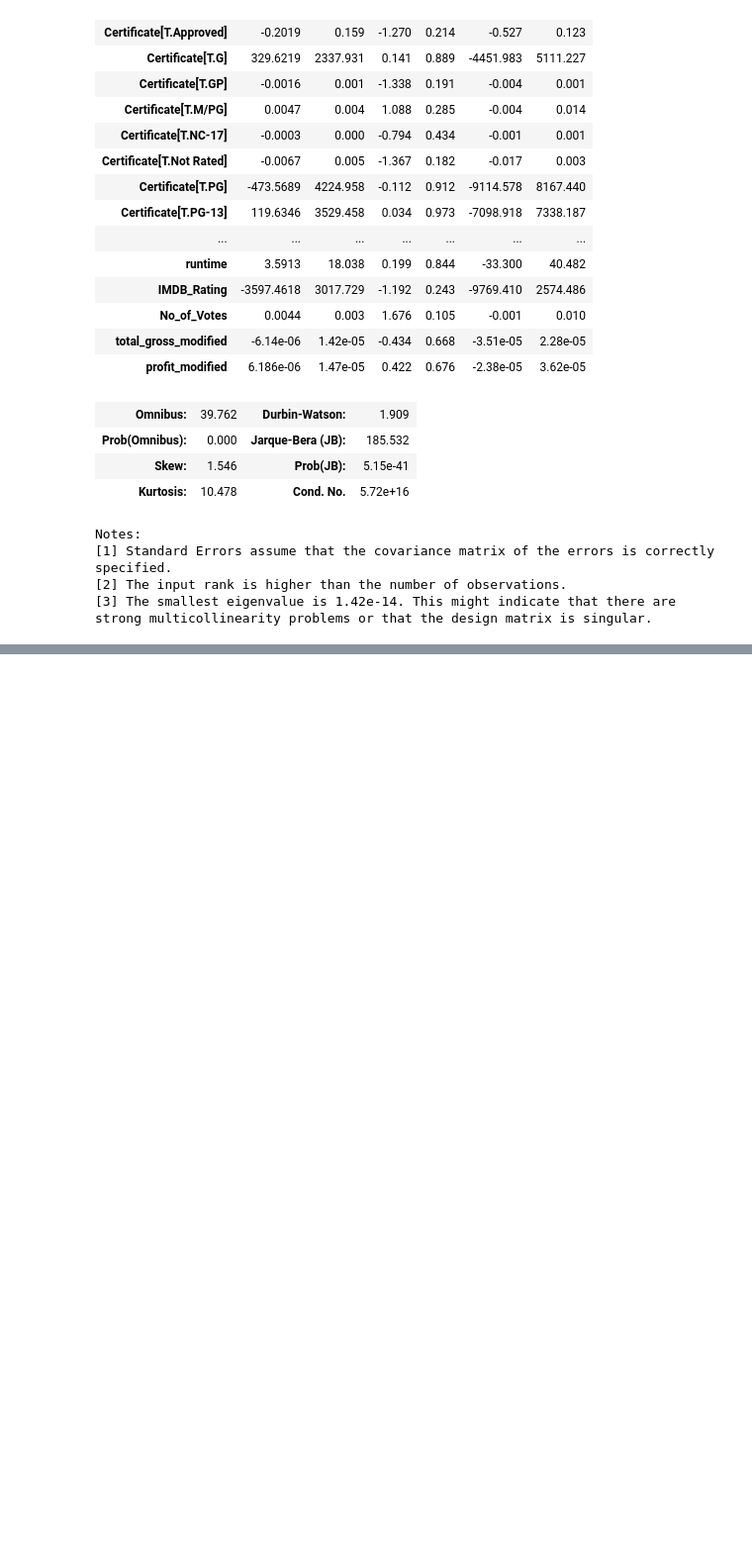
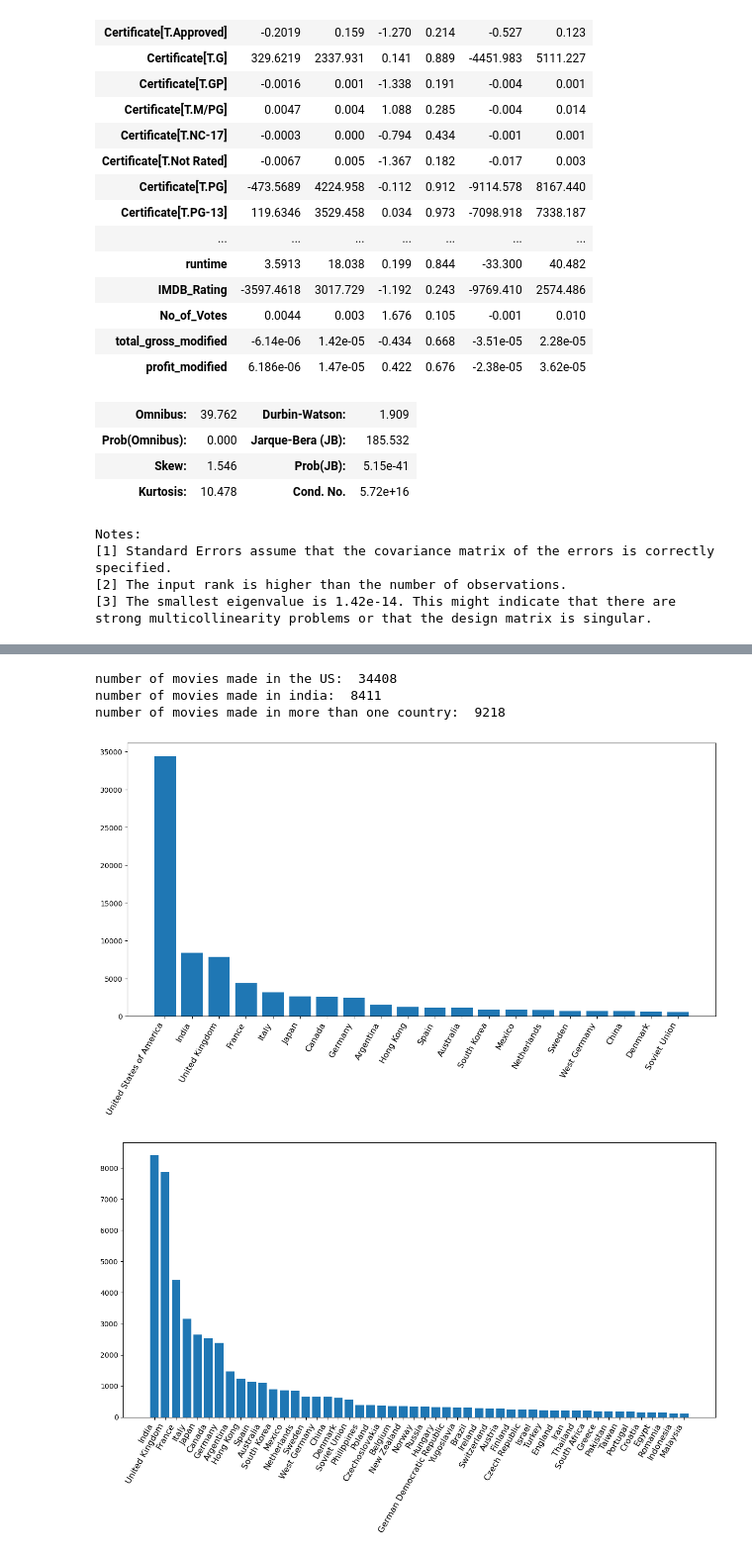
Before and after one commit to epfl-ada/ada-2022-project-theadaholics, a Jupyter notebook: main.ipynb, the cells around one changed output, grey strips where cells are left out. Shown at 99% size. Saved outputs shown, nothing was run; the diff lists cells and outputs as text; code cells hidden in the pictures; blank space fills up the shorter version.

```diff
--- a/main.ipynb
+++ b/main.ipynb
@@ -1277,0 +1276,14 @@ strong multicollinearity problems or that the design matrix is singular.
+# %%
+# sort by country
+import json
+movies_header = ['wikipedia_id', 'freebase_id', 'name', 'release_date', 'box_office_revenue', 'runtime', 'languages', 'countries', 'genres']
+movies = pd.read_csv('data/movie.metadata.tsv', sep='\t', header=None, names=movies_header)
+data = pd.read_csv('data/movie.metadata.tsv', sep='\t', header=None, names=movies_header)
+movies.head(5)
+print(movies.shape)
+# movies=movies['countries'].apply(lambda row: len((eval(row).values())))
+movies=movies['countries'].apply(lambda row: (eval(row).values()))
+movies= pd.DataFrame(movies,columns=['countries'])
+# movies['countries'].apply(len)
+# movies.describe()
+movies.head()
@@ -1277,0 +1298,45 @@ strong multicollinearity problems or that the design matrix is singular.
+# %%
+
+
+# movies=movies['countries'].apply(lambda row: (eval(row).values()))
+# movies= pd.DataFrame(movies,columns=['countries'])
+exploded=pd.DataFrame([[c] for C in movies['countries'] for c in C],columns=['countries'])
+len(exploded['countries'].unique())
+count=exploded['countries'].value_counts()
+count.to_csv('test.csv')
+# US=movies['countries'].apply(lambda lis : "United States of America" in lis and len(lis)==1)
+US=movies['countries'].apply(lambda lis : "United States of America" in lis)
+US_movies=data.loc[US]
+print('number of movies made in the US: ',US.sum())
+IN=movies['countries'].apply(lambda lis : "India" in lis)
+IN_movies=movies[IN]
+print('number of movies made in india: ',IN.sum())
+
+mult=movies['countries'].apply(lambda lis : len(lis)>1)
+print('number of movies made in more than one country: ',sum(mult))
+# %% [output]
+number of movies made in the US:  34408
+number of movies made in india:  8411
+number of movies made in more than one country:  9218
+# %%
+
+# one list with all the countries of all the movies
+exploded=pd.DataFrame([[c] for C in movies['countries'] for c in C],columns=['countries'])
+len(exploded['countries'].unique())
+count=exploded['countries'].value_counts()
+count.to_csv('handled_data/test.csv')
+# %%
+
+
+
+from matplotlib import pyplot as plt
+fig, ax = plt.subplots(figsize=(15,7))
+plt.bar(count.head(20).index.to_series(),count.head(20))
+plt.xticks(rotation=60, horizontalalignment='right', fontsize=12);
+from matplotlib import pyplot as plt
+fig, ax = plt.subplots(figsize=(15,7))
+plt.bar(count[1:51].index.to_series(),count[1:51])
+plt.xticks(rotation=60, horizontalalignment='right', fontsize=12);
+# %% [output]
+[figure, added]
+[figure, added]
```
Also changed, not shown: parts of 7 cells of this notebook, 3 other files.
